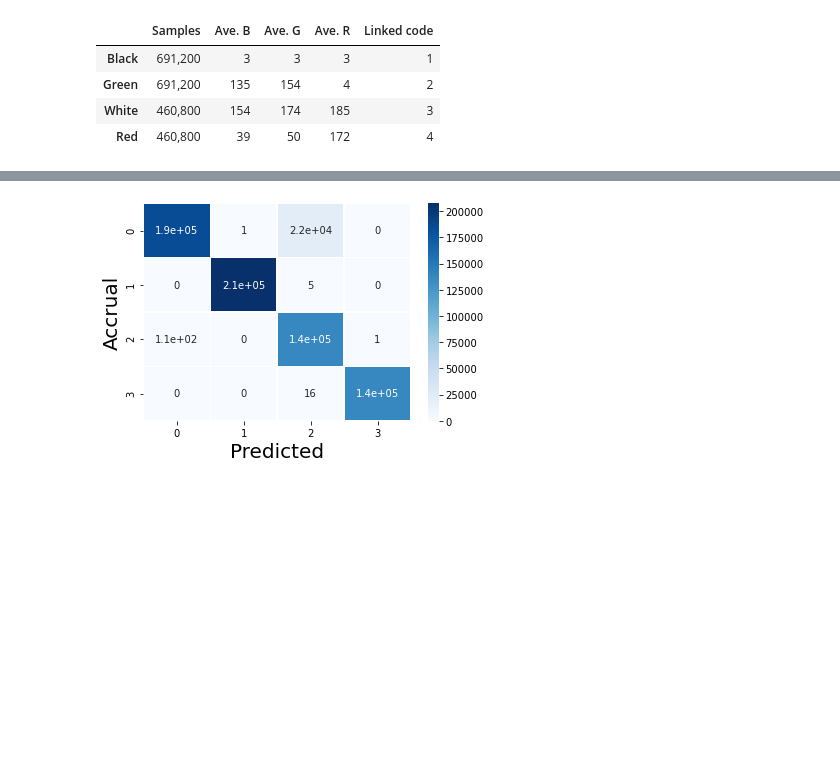
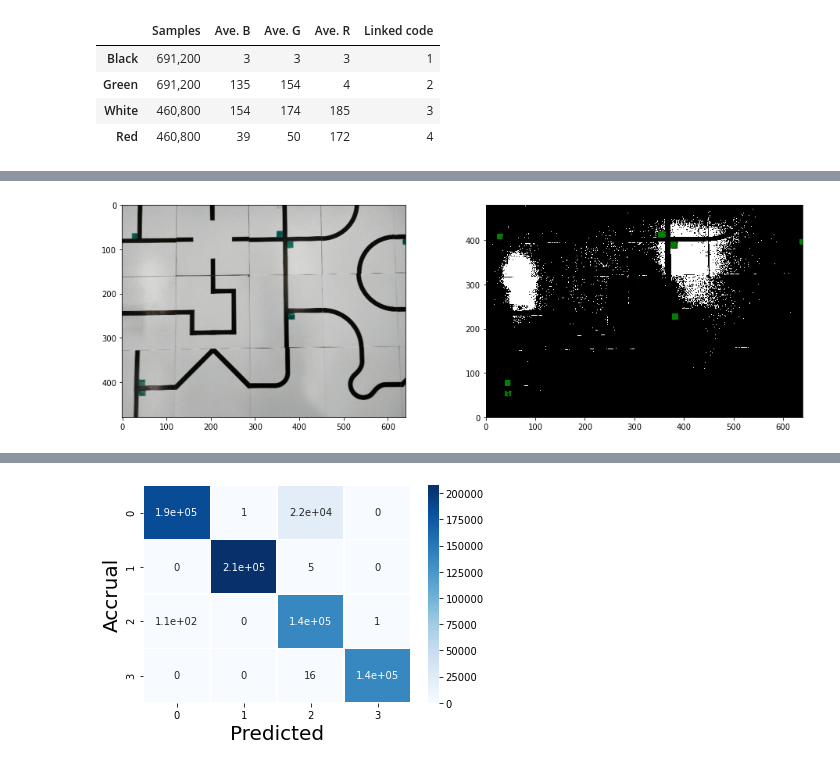
Before and after one commit to hashin2425/RoboCup_Cam, a Jupyter notebook: model_two/make_model.ipynb, the cells around one changed output, grey strips where cells are left out. Drawn from its saved outputs; the diff is of its cells as text; code cells hidden in the pictures; blank space fills up the shorter version.

Commit message:
Model_two 色識別モデルの比較実験をした

```diff
--- a/model_two/make_model.ipynb
+++ b/model_two/make_model.ipynb
@@ -103,3 +103,83 @@ pd.DataFrame([
 | Green | 691,200 | 135 | 154 | 4 | 2 |
 | White | 460,800 | 154 | 174 | 185 | 3 |
 | Red | 460,800 | 39 | 50 | 172 | 4 |
+# %%
+# 色識別モデル製作のための比較実験
+
+from matplotlib.colors import ListedColormap
+from sklearn.svm import SVC
+from sklearn.svm import LinearSVC
+from sklearn.naive_bayes import GaussianNB
+from sklearn.neural_network import MLPClassifier
+from sklearn.neighbors import KNeighborsClassifier
+from sklearn.tree import DecisionTreeClassifier
+from sklearn.ensemble import AdaBoostClassifier
+from sklearn.ensemble import RandomForestClassifier
+from sklearn.discriminant_analysis import QuadraticDiscriminantAnalysis
+
+X_train, X_test, y_train, y_test = train_test_split(
+    color_all[:, :-1],
+    color_all[:, -1:],
+    stratify=color_all[:, -1:],  # テストに使うデータを階層化する
+    test_size=0.8,  # テストに使う割合
+)
+
+m_SVC = SVC().fit(X_train, y_train)
+m_LinearSVC = LinearSVC().fit(X_train, y_train)
+m_GaussianNB = GaussianNB().fit(X_train, y_train)
+m_MLPClassifier = MLPClassifier().fit(X_train, y_train)
+m_KNeighborsClassifier = KNeighborsClassifier().fit(X_train, y_train)
+m_DecisionTreeClassifier = DecisionTreeClassifier().fit(X_train, y_train)
+m_AdaBoostClassifier = AdaBoostClassifier().fit(X_train, y_train)
+m_RandomForestClassifier = RandomForestClassifier().fit(X_train, y_train)
+m_QuadraticDiscriminantAnalysis = QuadraticDiscriminantAnalysis().fit(X_train, y_train)
+
+
+def prof():
+    for _ in tqdm(range(10)):
+        m_SVC.predict(X_test)
+        m_LinearSVC.predict(X_test)
+        m_GaussianNB.predict(X_test)
+        m_MLPClassifier.predict(X_test)
+        m_KNeighborsClassifier.predict(X_test)
+        m_DecisionTreeClassifier.predict(X_test)
+        m_AdaBoostClassifier.predict(X_test)
+        m_RandomForestClassifier.predict(X_test)
+        m_QuadraticDiscriminantAnalysis.predict(X_test)
+
+
+pr = LineProfiler()
+pr.add_function(prof)
+pr.runcall(prof)
+pr.print_stats()
+
+# カラーパレットを用意する
+colors = ["black", "green", "white", "red"]
+cmap = ListedColormap(colors, name="custom")
+for col_model in [m_SVC, m_LinearSVC, m_GaussianNB, m_MLPClassifier, m_KNeighborsClassifier, m_DecisionTreeClassifier, m_AdaBoostClassifier, m_RandomForestClassifier, m_QuadraticDiscriminantAnalysis]:
+    print("Color recognize model >> ", col_model)
+
+    # 写真を読み込む
+    entire_img = cv2.imread(samples.imgs_entire[0])
+    entire_img = cv2.resize(entire_img,(640, 480))
+    entire_height, entire_width = entire_img.shape[:2]
+
+    # 色を識別する
+    timer_begin = time()
+    entire_img_result = [col_model.predict(row) for row in reversed(entire_img)]
+    print("Timer: {:,.5f}sec\nFrame: {:,}px {:,}px".format(time() - timer_begin, entire_height, entire_width))
+
+    # 表示用に調整する
+    entire_img_result[0][0] = 1  # black
+    entire_img_result[0][1] = 2  # green
+    entire_img_result[0][2] = 3  # white
+    entire_img_result[0][3] = 4  # red
+
+    # 表示
+    plt.figure(figsize=(16, 5))
+    plt.subplot(121)
+    plt.imshow(cv2.cvtColor(entire_img, cv2.COLOR_BGR2RGB))  # -> 注意
+    plt.subplot(122)
+    plt.pcolormesh(entire_img_result, cmap=cmap)
+    plt.show()
+# %% [output]
@@ -105,0 +203 @@ pd.DataFrame([
+[figure, added]
```
Also changed, not shown: parts of 1 cell of this notebook.
